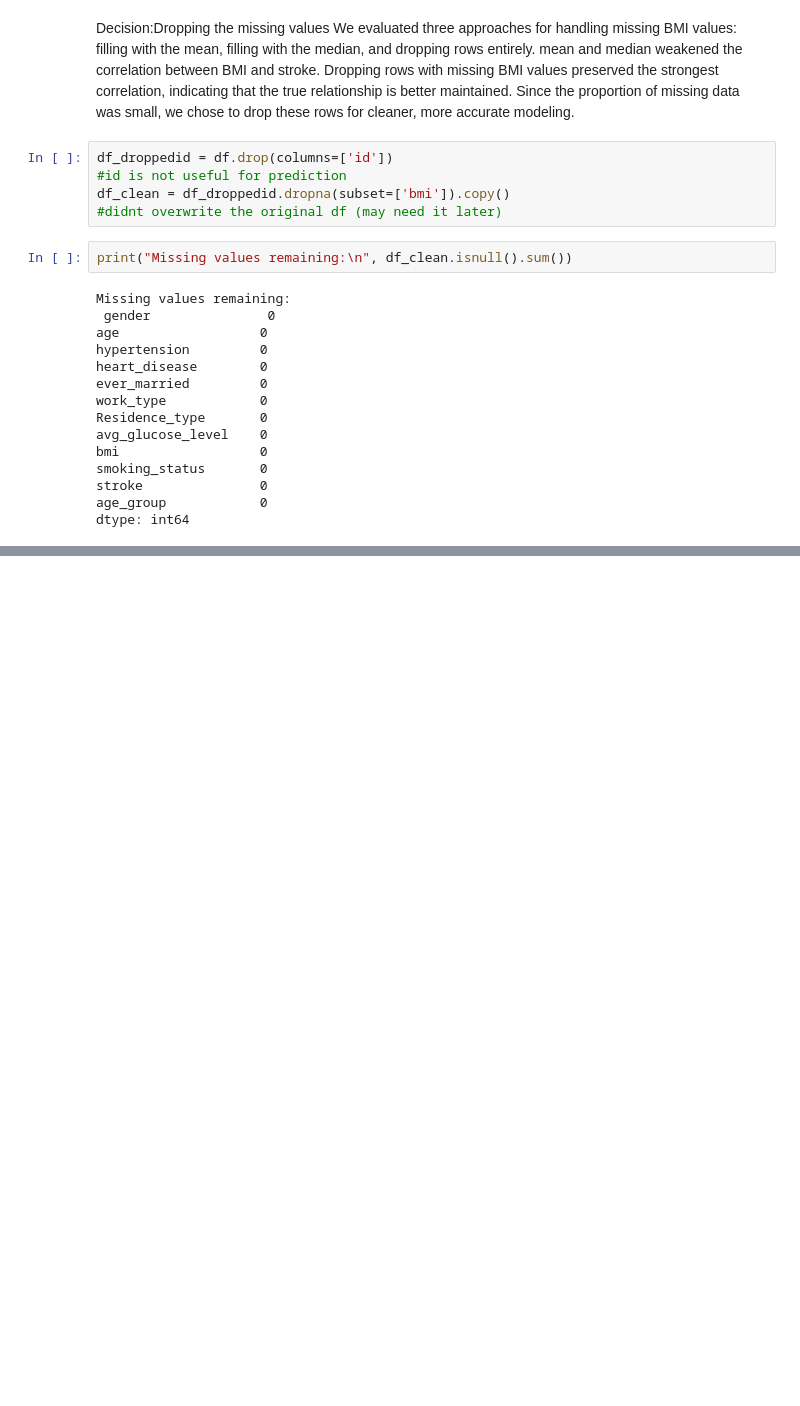
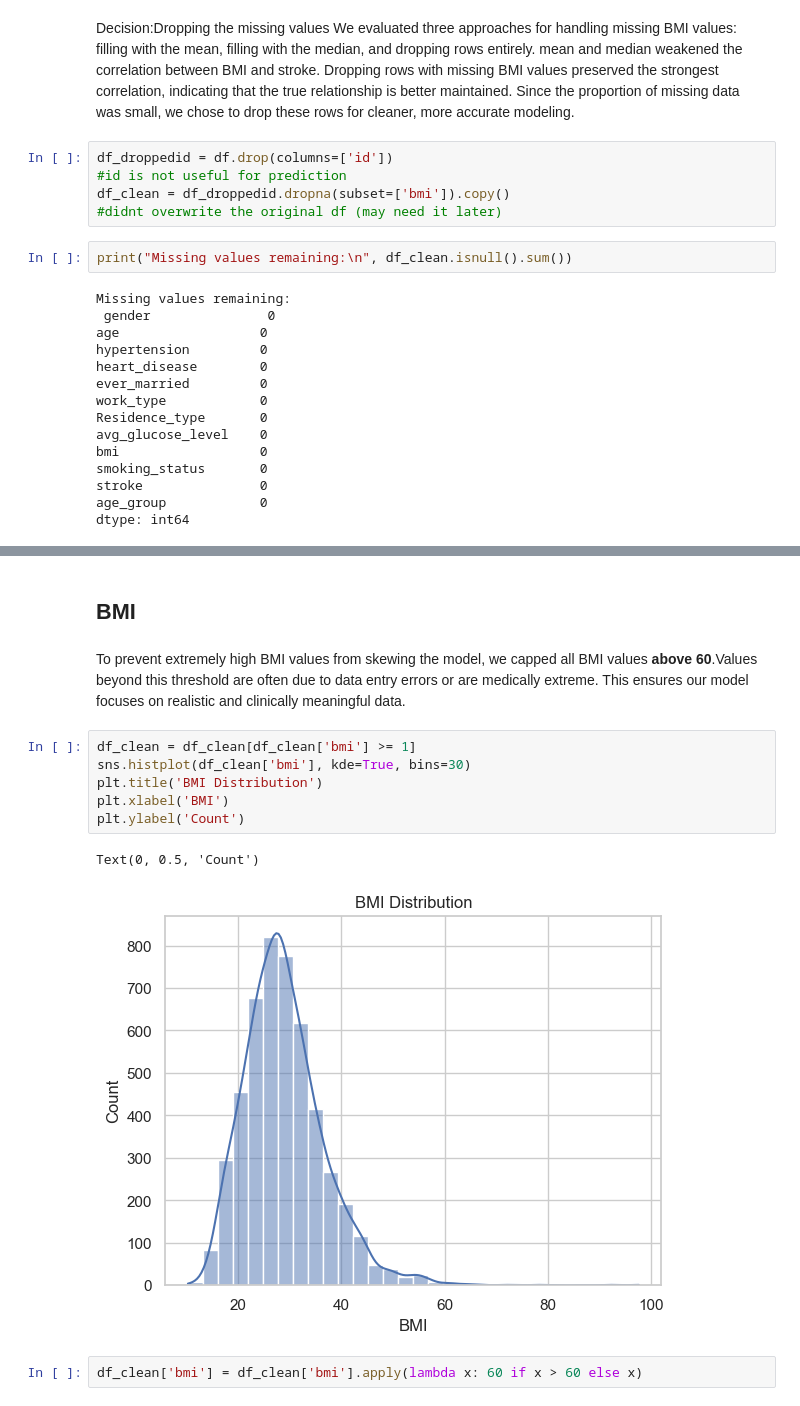
Before and after one commit to mazen4bs/stoke-prediction-machine-learning, a Jupyter notebook: stroke prediction/notebooks/stroke_analysis_phase1.ipynb, the cells around one changed output, grey strips where cells are left out. Saved outputs shown, nothing was run; the diff lists cells and outputs as text; blank space fills up the shorter version.

```diff
--- a/stroke prediction/notebooks/stroke_analysis_phase1.ipynb
+++ b/stroke prediction/notebooks/stroke_analysis_phase1.ipynb
@@ -1001,0 +1040,15 @@ dtype: int64
+# %% [markdown]
+## BMI
+# %% [markdown]
+To prevent extremely high BMI values from skewing the model, we capped all BMI values **above 60**.Values beyond this threshold are often due to data entry errors or are medically extreme. This ensures our model focuses on realistic and clinically meaningful data.
+# %%
+df_clean = df_clean[df_clean['bmi'] >= 1]
+sns.histplot(df_clean['bmi'], kde=True, bins=30)
+plt.title('BMI Distribution')
+plt.xlabel('BMI')
+plt.ylabel('Count')
+# %% [output]
+Text(0, 0.5, 'Count')
+[figure, added]
+# %%
+df_clean['bmi'] = df_clean['bmi'].apply(lambda x: 60 if x > 60 else x)
```
Also changed, not shown: parts of 10 cells of this notebook, 20 other files.
